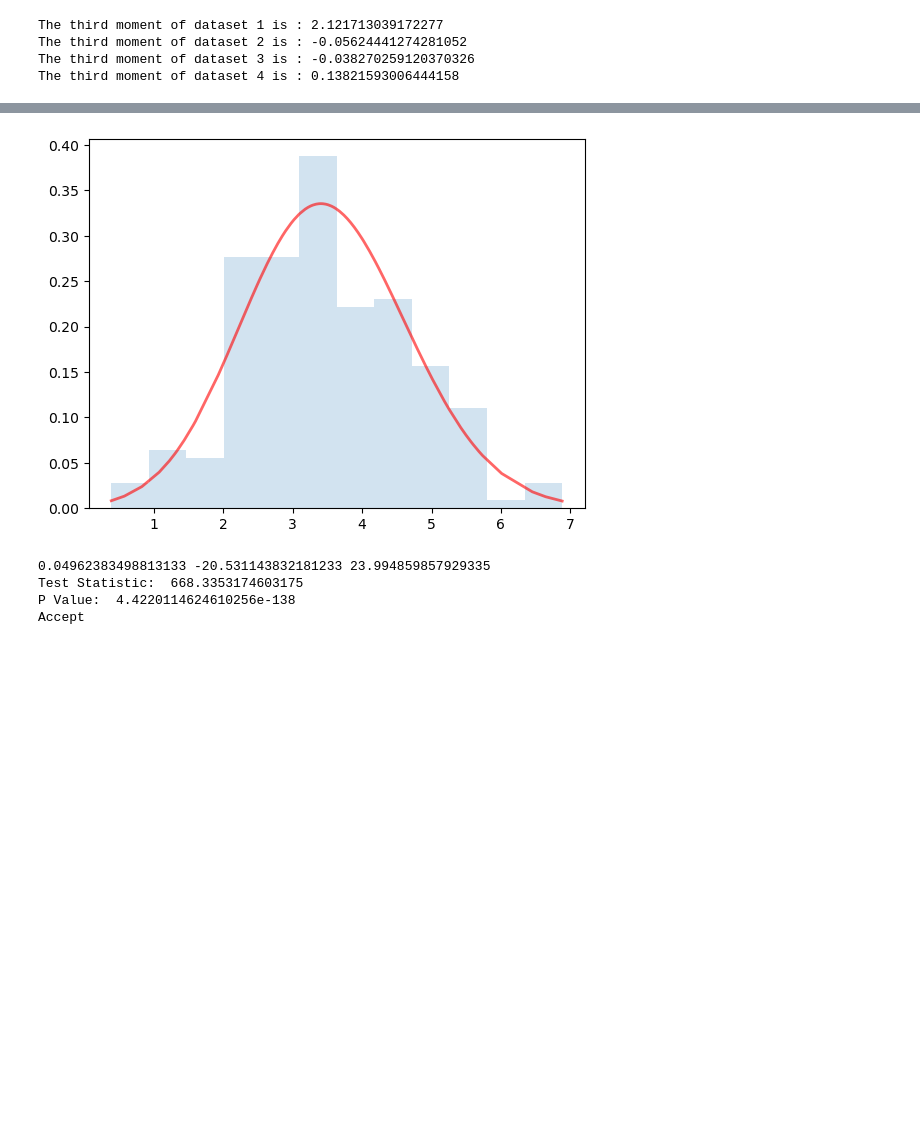
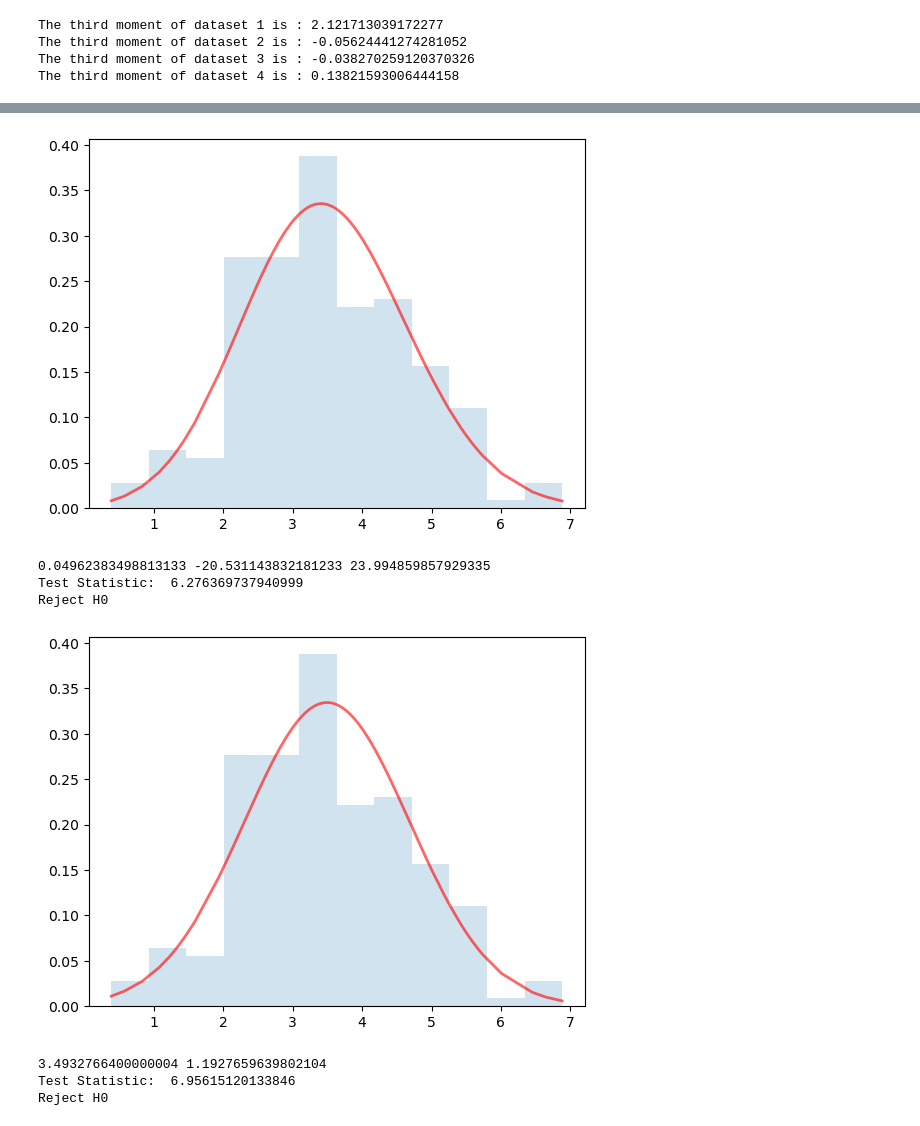
Before and after one commit to kevinqu0820/FullMarksforSimulation, a Jupyter notebook: Distribution Fitting.ipynb, the cells around one changed output, grey strips where cells are left out. Drawn from its saved outputs; the diff is of its cells as text; code cells hidden in the pictures; blank space fills up the shorter version.

```diff
--- a/Distribution Fitting.ipynb
+++ b/Distribution Fitting.ipynb
@@ -14,3 +14,16 @@ def goodness_of_fit(x,rv,K):
+# %%
+def chi_square_gof(observed_data, rv, num_bins):
+    # Calculate the expected frequencies for each bin
+    min_val, max_val = observed_data.min(), observed_data.max()
+    bin_edges = np.linspace(min_val, max_val, num_bins+1)
+    bin_freq, _ = np.histogram(observed_data, bins=bin_edges)
+    bin_widths = bin_edges[1:] - bin_edges[:-1]
+    expected_freq = rv.cdf(bin_edges[1:]) - rv.cdf(bin_edges[:-1])
+    expected_freq *= len(observed_data)
+    #expected_freq *= bin_widths
+    # Perform the chi-square test
+    chi_sq = sum((bin_freq - expected_freq)**2/expected_freq)
+    return chi_sq
 # %%
 # Dataset import
 
@@ -132,19 +143,45 @@ ax.hist(x, density = True, bins = 'auto', histtype = 'stepfilled', alpha = 0.2)
 plt.show()
 print(s,loc,scale)
 K = 10
-statistic,p_value = goodness_of_fit(x,rv,K)
-if p_value < 0.05:
-       print("Test Statistic: ", statistic)
-       print("P Value: ", p_value)
-       print("Accept")
+statistic = chi_square_gof(x,rv,K)
+print("Test Statistic: ", statistic)
+alpha = 0.05
+num_params = 3
+if statistic > stats.chi2.pdf(1-alpha,K-num_params-1):
+    print("Reject H0")
 else:
-       print("Reject")
+    print("Accept H0")
 # %% [output]
 [figure]
 0.04962383498813133 -20.531143832181233 23.994859857929335
-Test Statistic:  668.3353174603175
-P Value:  4.4220114624610256e-138
-Accept
+Test Statistic:  6.276369737940999
+Reject H0
+# %%
+# Normal
+x = df['Service Times for Assembling the Case (Aluminum Plates)'].sort_values()
+loc, scale = stats.norm.fit(x)
+rv = stats.norm(loc, scale)
+
+fig, ax = plt.subplots(1, 1)
+ax.plot(x, rv.pdf(x),
+       'r-', lw=2, alpha=0.6, label='expon pdf')
+ax.hist(x, density = True, bins = 'auto', histtype = 'stepfilled', alpha = 0.2)
+plt.show()
+print(loc,scale)
+K = 10
+statistic = chi_square_gof(x,rv,K)
+print("Test Statistic: ", statistic)
+alpha = 0.05
+num_params = 2
+if statistic > stats.chi2.pdf(1-alpha,K-num_params-1):
+    print("Reject H0")
+else:
+    print("Accept H0")
+# %% [output]
+[figure, added]
+3.4932766400000004 1.1927659639802104
+Test Statistic:  6.95615120133846
+Reject H0
 # %%
 # Gamma
 x = df['Service Times for Assembling the Case (Aluminum Plates)'].sort_values()
```
Also changed, not shown: parts of 6 cells of this notebook.
